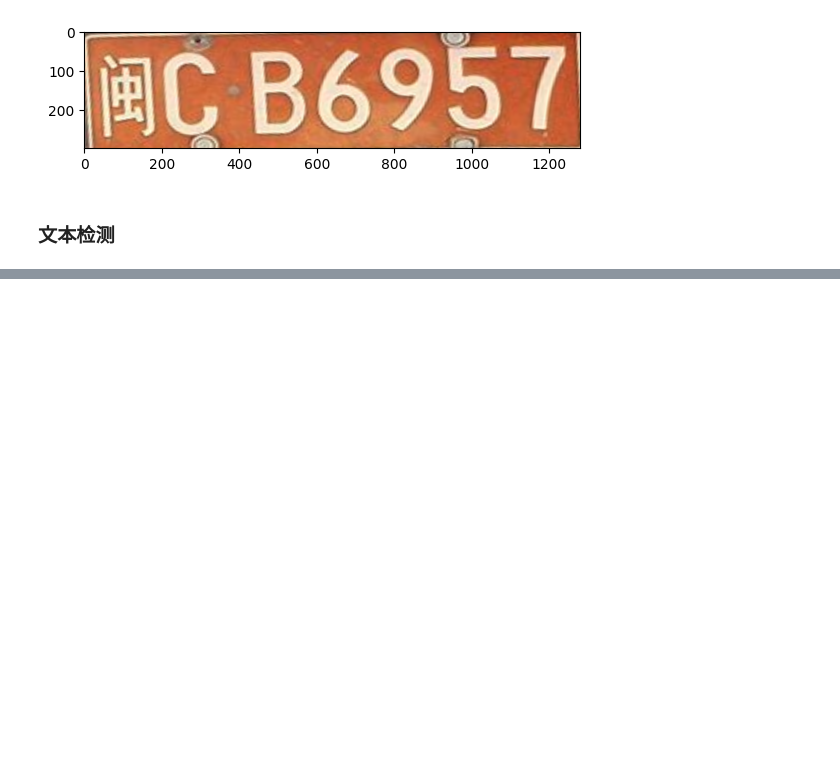
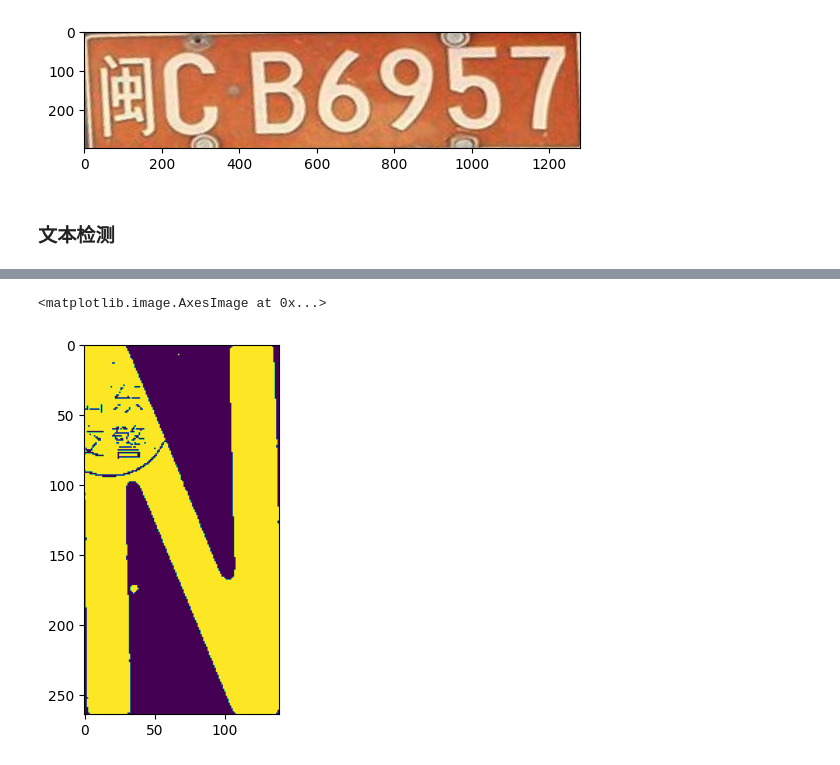
Before and after one commit to HellOwhatAs/AI4701, a Jupyter notebook: 大作业/main.ipynb, the cells around one changed output, grey strips where cells are left out. Saved outputs shown, nothing was run; the diff lists cells and outputs as text; code cells hidden in the pictures; blank space fills up the shorter version.

```diff
--- a/大作业/main.ipynb
+++ b/大作业/main.ipynb
@@ -116,0 +125,5 @@ plt.imshow(dst_copy)
+# %%
+plt.imshow(chrs[0])
+# %% [output]
+<matplotlib.image.AxesImage at 0x...>
+[figure, added]
```
Also changed, not shown: parts of 3 cells of this notebook.
